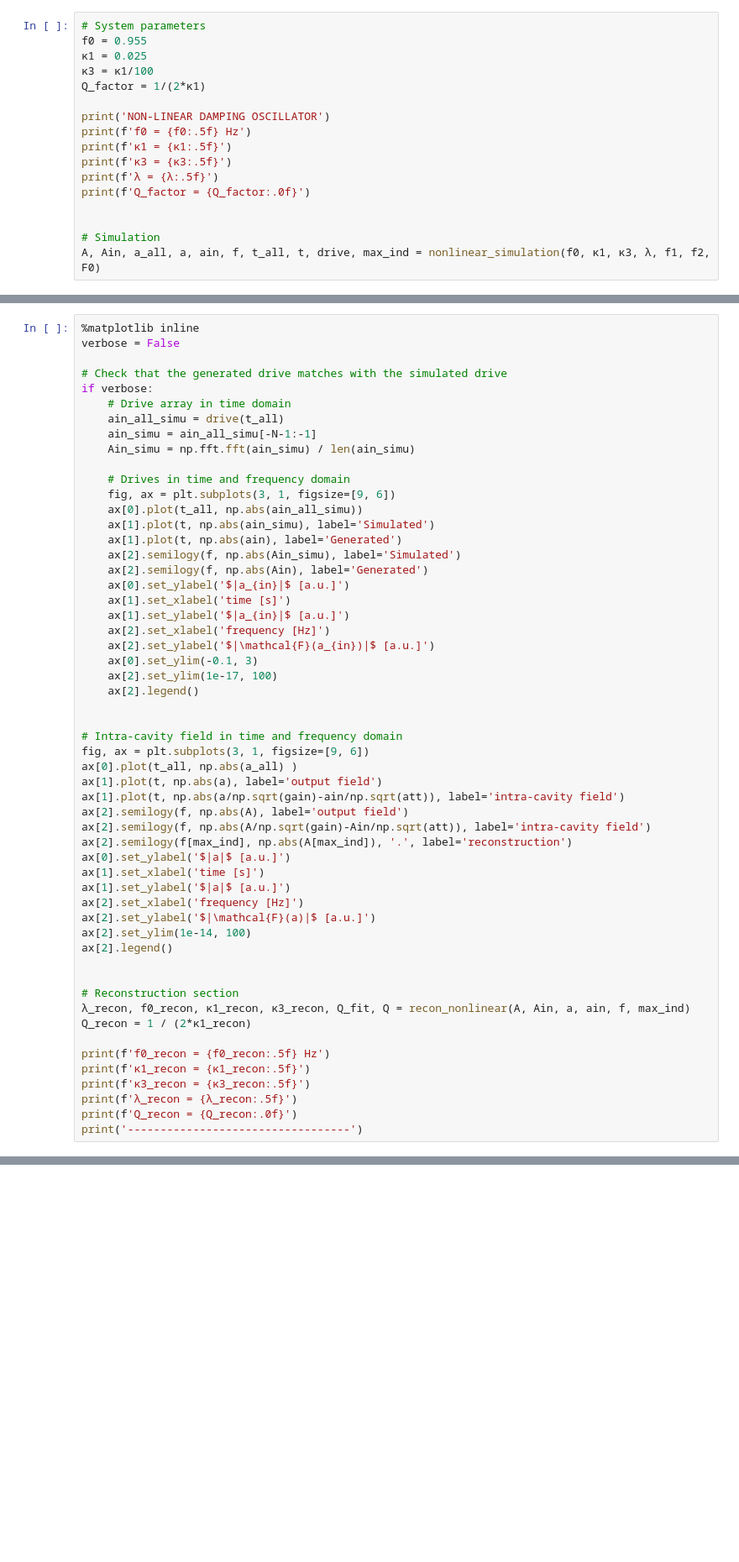
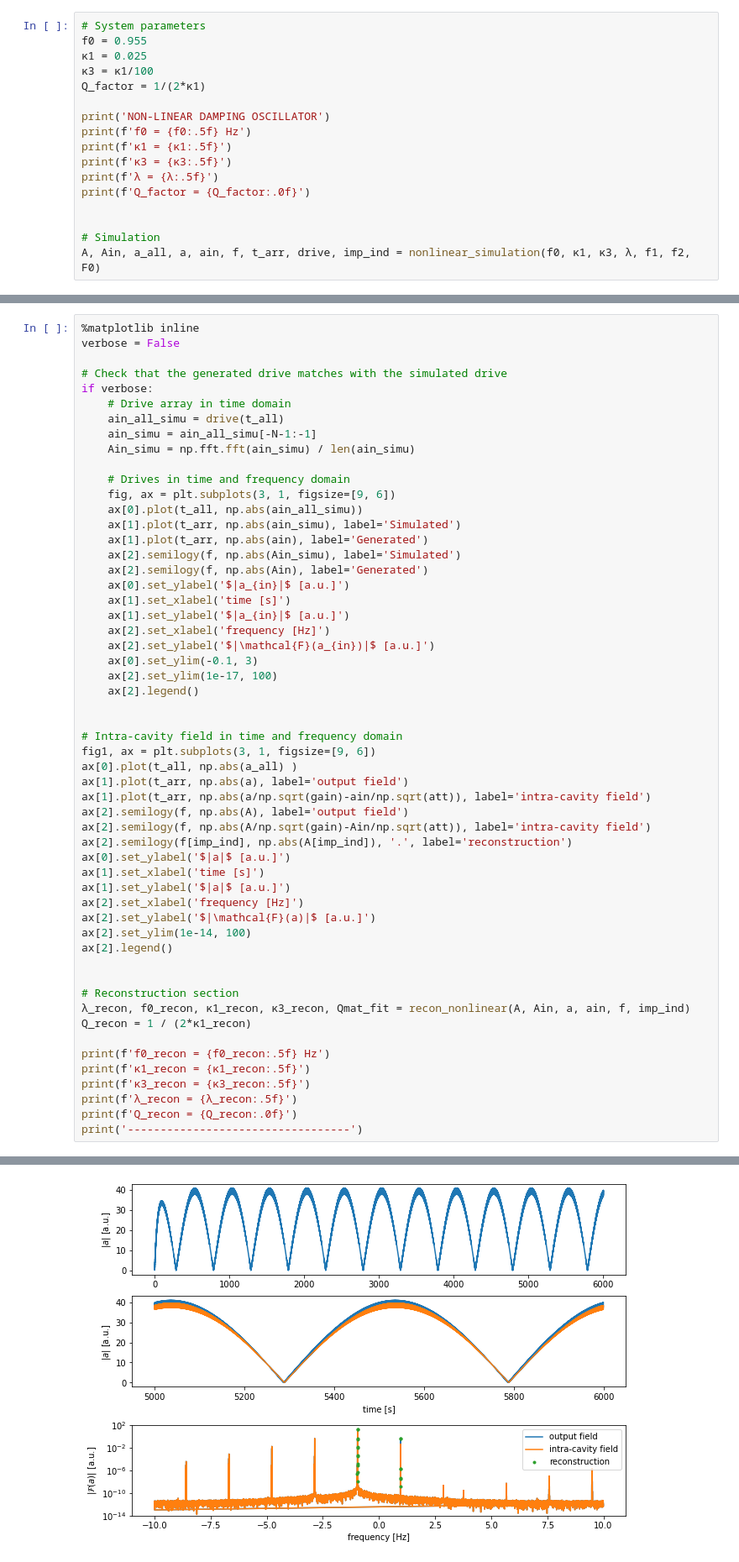
Before and after one commit to jcrivera-hdez/Scripts, a Jupyter notebook: data-analysis/TLS/HB-Simulation-PowerSweep.ipynb, the cells around one changed output, grey strips where cells are left out. Shown at 84% size. Drawn from its saved outputs; the diff is of its cells as text; blank space fills up the shorter version.

Commit message:
Update HB-Simulation-PowerSweep.ipynb
Fix notation inconsistencies

```diff
--- a/data-analysis/TLS/HB-Simulation-PowerSweep.ipynb
+++ b/data-analysis/TLS/HB-Simulation-PowerSweep.ipynb
@@ -254,4 +253,4 @@ print(f'Q_factor = {Q_factor:.0f}')
 
 
 # Simulation
-A, Ain, a_all, a, ain, f, t_all, t, drive, max_ind = nonlinear_simulation(f0, κ1, κ3, λ, f1, f2, F0)
+A, Ain, a_all, a, ain, f, t_arr, drive, imp_ind = nonlinear_simulation(f0, κ1, κ3, λ, f1, f2, F0)
@@ -269,8 +276,8 @@ if verbose:
     # Drives in time and frequency domain
     fig, ax = plt.subplots(3, 1, figsize=[9, 6])
     ax[0].plot(t_all, np.abs(ain_all_simu))
-    ax[1].plot(t, np.abs(ain_simu), label='Simulated')
-    ax[1].plot(t, np.abs(ain), label='Generated')
+    ax[1].plot(t_arr, np.abs(ain_simu), label='Simulated')
+    ax[1].plot(t_arr, np.abs(ain), label='Generated')
     ax[2].semilogy(f, np.abs(Ain_simu), label='Simulated')
     ax[2].semilogy(f, np.abs(Ain), label='Generated')
     ax[0].set_ylabel('$|a_{in}|$ [a.u.]')
@@ -284,13 +291,13 @@ if verbose:
 
 
 # Intra-cavity field in time and frequency domain
-fig, ax = plt.subplots(3, 1, figsize=[9, 6])
+fig1, ax = plt.subplots(3, 1, figsize=[9, 6])
 ax[0].plot(t_all, np.abs(a_all) )
-ax[1].plot(t, np.abs(a), label='output field')
-ax[1].plot(t, np.abs(a/np.sqrt(gain)-ain/np.sqrt(att)), label='intra-cavity field')
+ax[1].plot(t_arr, np.abs(a), label='output field')
+ax[1].plot(t_arr, np.abs(a/np.sqrt(gain)-ain/np.sqrt(att)), label='intra-cavity field')
 ax[2].semilogy(f, np.abs(A), label='output field')
 ax[2].semilogy(f, np.abs(A/np.sqrt(gain)-Ain/np.sqrt(att)), label='intra-cavity field')
-ax[2].semilogy(f[max_ind], np.abs(A[max_ind]), '.', label='reconstruction')
+ax[2].semilogy(f[imp_ind], np.abs(A[imp_ind]), '.', label='reconstruction')
 ax[0].set_ylabel('$|a|$ [a.u.]')
 ax[1].set_xlabel('time [s]')
 ax[1].set_ylabel('$|a|$ [a.u.]')
@@ -301,7 +308,7 @@ ax[2].legend()
 
 
 # Reconstruction section
-λ_recon, f0_recon, κ1_recon, κ3_recon, Q_fit, Q = recon_nonlinear(A, Ain, a, ain, f, max_ind)
+λ_recon, f0_recon, κ1_recon, κ3_recon, Qmat_fit = recon_nonlinear(A, Ain, a, ain, f, imp_ind)
 Q_recon = 1 / (2*κ1_recon)
 
 print(f'f0_recon = {f0_recon:.5f} Hz')
@@ -310,3 +317,4 @@ print(f'κ3_recon = {κ3_recon:.5f}')
 print(f'λ_recon = {λ_recon:.5f}')
 print(f'Q_recon = {Q_recon:.0f}')
 print('----------------------------------')
+# %% [output]
@@ -313,3 +327,4 @@ print('----------------------------------')
+[figure, added]
 # %%
 # Plot only the region of interest
 
```
Also changed, not shown: parts of 9 cells of this notebook.
